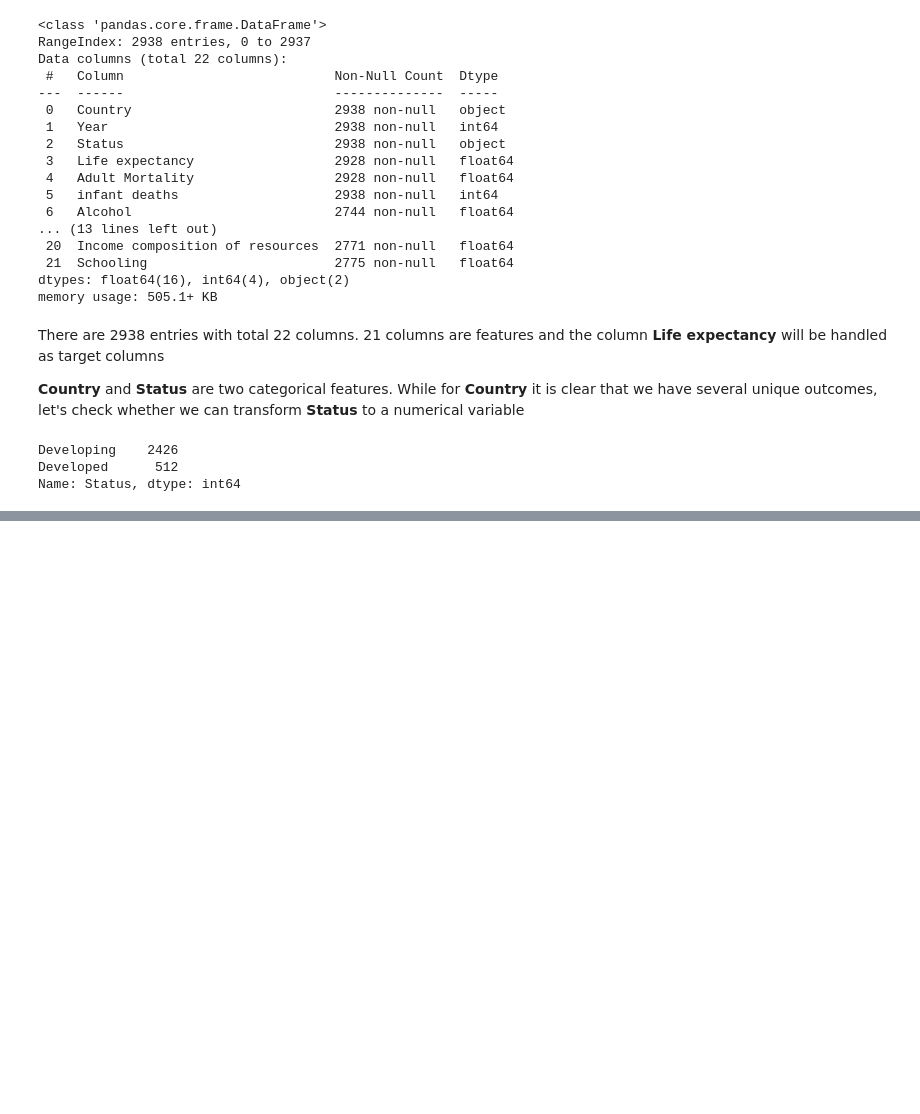
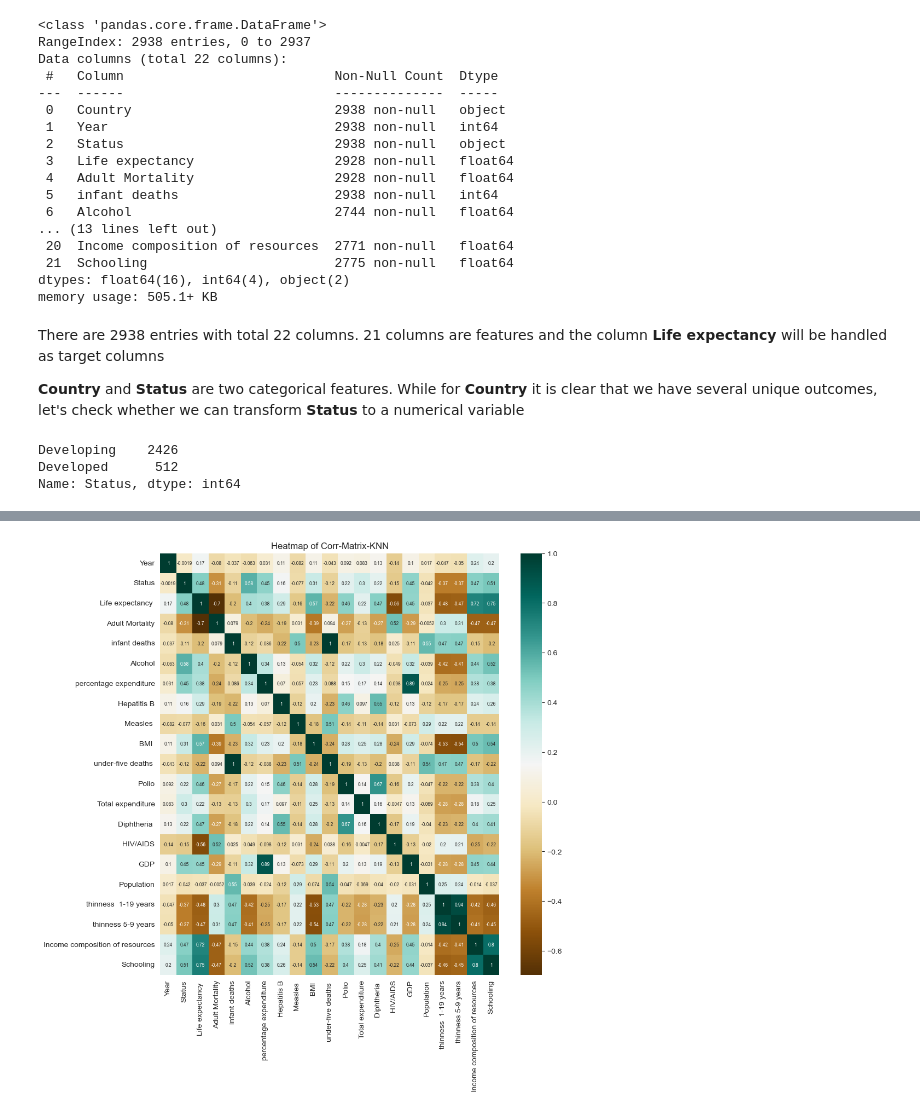
Before and after one commit to fmpberger88/Life-Expectancy-and-GDP-, a Jupyter notebook: life_expectancy_prediction_model.ipynb, the cells around one changed output, grey strips where cells are left out. Cells and saved outputs as stored; diff of their text form; code cells hidden in the pictures; blank space fills up the shorter version.

```diff
--- a/life_expectancy_prediction_model.ipynb
+++ b/life_expectancy_prediction_model.ipynb
@@ -100,13 +148,9 @@ life = life.drop(columns="Country", axis=1, inplace=False)
 # %%
-imp_iter = IterativeImputer()
+imp_iter = IterativeImputer(max_iter=10, random_state=0)
 imputed_iter = imp_iter.fit_transform(life)
 life_imp_iter = pd.DataFrame(imputed_iter, columns=life.columns)
 
-imp_iter_iterativ = IterativeImputer(max_iter=10, random_state=0)
-imputed_iter_iterativ = imp_iter_iterativ.fit_transform(life)
-life_imp_iter_iterativ = pd.DataFrame(imputed_iter_iterativ, columns=life.columns)
-
-imp_knn = KNNImputer()
+imp_knn = KNNImputer(n_neighbors=3)
 imputed_knn = imp_knn.fit_transform(life)
 life_imp_knn = pd.DataFrame(imputed_knn, columns=life.columns)
 
@@ -139,0 +206,11 @@ dtype: int64
+# %%
+corr_matrix_knn = life_imp_knn.corr()
+corr_matrix_iter = life_imp_iter.corr()
+# %%
+f, ax = plt.subplots(figsize=(10,10))
+ax = sns.heatmap(corr_matrix_knn, annot=True, cmap="BrBG", annot_kws={"size": 6})
+ax.set_title("Heatmap of Corr-Matrix-KNN")
+plt.show()
+plt.close()
+# %% [output]
+[figure, added]
```
Also changed, not shown: parts of 32 cells of this notebook, 1 other file.
